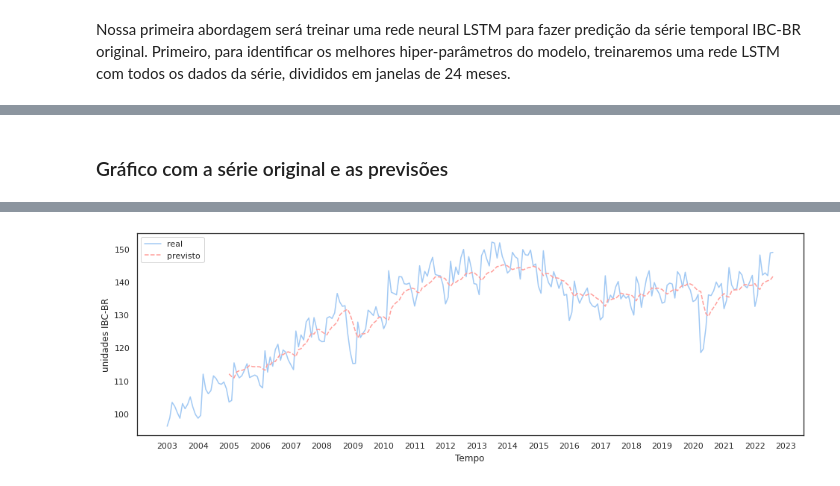
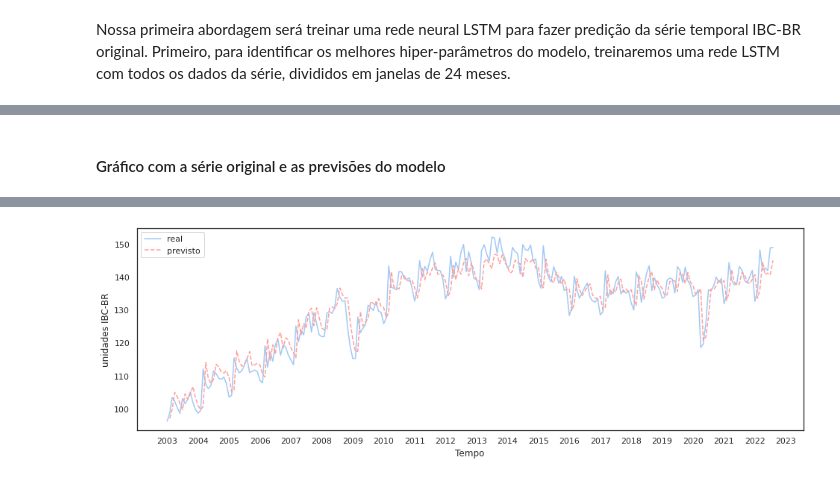
Before and after one commit to dev-alexmc/bimaster-proj, a Jupyter notebook: ibc_br_da_predicao_de_series.ipynb, the cells around one changed output, grey strips where cells are left out. Cells and saved outputs as stored; diff of their text form; code cells hidden in the pictures.

```diff
--- a/ibc_br_da_predicao_de_series.ipynb
+++ b/ibc_br_da_predicao_de_series.ipynb
@@ -684,2 +730,8 @@ TRAIN_EPOCHS=300
+# %%
+SLIDING_WINDOW_SIZE=1
+TRAIN_BATCH_SIZE=200
+TRAIN_EPOCHS=800
+TRAIN_VAL_PERCENTUAL=0.15
+TRAIN_TEST_PERCENTUAL=0.15
 # %% [markdown]
 ### Normalização e separação dos dados nos conjuntos de treinamento, validação e teste
@@ -776,7 +857,8 @@ np_valores_col_extra.shape
 # %%
 # criamos o normalizador (scaler) e o guardamos na variável 'scaler'
 #scaler = MinMaxScaler()
-scaler = StandardScaler(True)
+scaler = StandardScaler()
+#scaler = DummyScaler()
 
 # treinamos o normalizador e já normalizamos os dados, os armazenado
 # na variável 'np_valores_col_extra'
@@ -828,8 +912,9 @@ Nossa primeira abordagem será treinar uma rede neural LSTM para fazer prediçã
 # %%
-lstm_model = create_model(optimizer="sgd",
+lstm_model = create_model(optimizer="adam",
                           input_shape=(SLIDING_WINDOW_SIZE, 1),
-                          lstm_layer_size=24,
-                          dense_layer_size=8,
+                          lstm_layer_size=120,
+                          dense_layer_size=12,
+                          dropout_percentual=0.2,
                           add_extra_lstm_layer=False,
                           add_extra_dense_layer=False)
 # %% [output]
@@ -908,7 +999,8 @@ imprimir_metricas_erro(metricas_erro)
 # %% [markdown]
-### Gráfico com a série original e as previsões
+#### Gráfico com a série original e as previsões do modelo
 # %%
 desenhar_serie_com_previsao(dataframe=df_ibcbr,
                             model=lstm_model,
-                            scaler=scaler)
+                            scaler=scaler,
+                            window_size=SLIDING_WINDOW_SIZE)
 # %% [output]
@@ -916 +1008 @@ desenhar_serie_com_previsao(dataframe=df_ibcbr,
-[figure, old version]
+[figure, new version]
```
Also changed, not shown: parts of 39 cells of this notebook.
